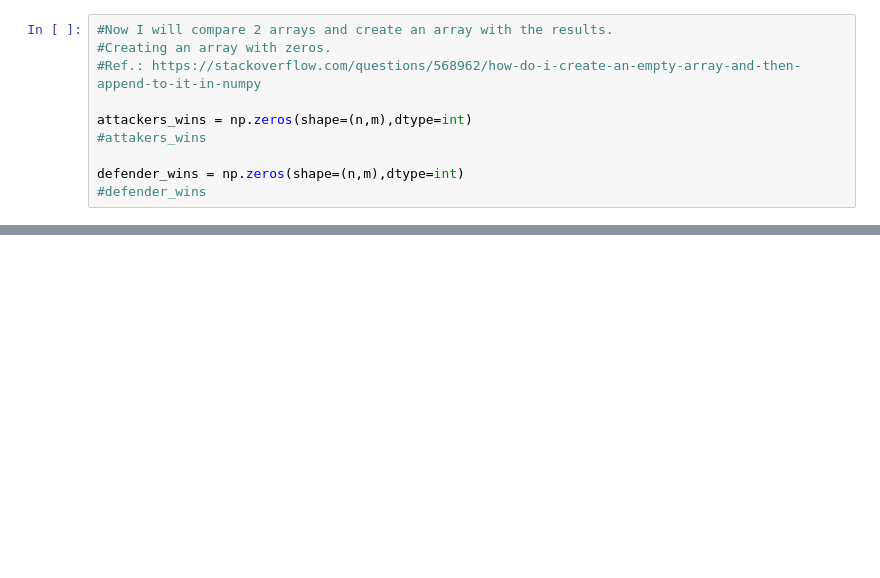
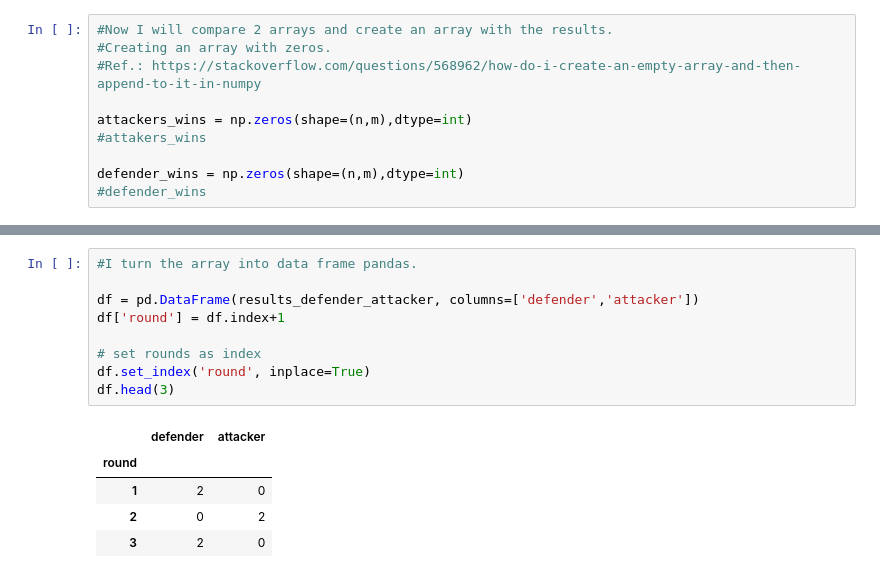
Before and after one commit to Kate-217/pogramming_for_data_analytics, a Jupyter notebook: assignments/assignment_5_risk.ipynb, the cells around one changed output, grey strips where cells are left out. Cells and saved outputs as stored; diff of their text form; blank space fills up the shorter version.

```diff
--- a/assignments/assignment_5_risk.ipynb
+++ b/assignments/assignment_5_risk.ipynb
@@ -154,0 +167,15 @@ print(results_defender_attaсker)
+# %%
+#I turn the array into data frame pandas.
+
+df = pd.DataFrame(results_defender_attaсker, columns=['defender','attacker'])
+df['round'] = df.index+1
+
+# set rounds as index
+df.set_index('round', inplace=True)
+df.head(3)
+# %% [output]
+|  | defender | attacker |
+| round |  |  |
+| 1 | 2 | 0 |
+| 2 | 0 | 2 |
+| 3 | 2 | 0 |
```
Also changed, not shown: parts of 15 cells of this notebook.
